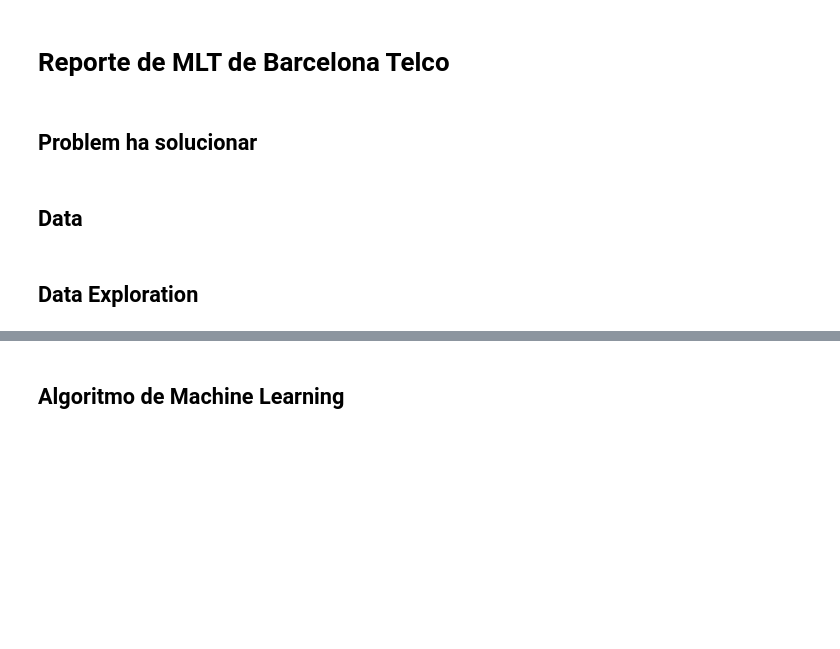
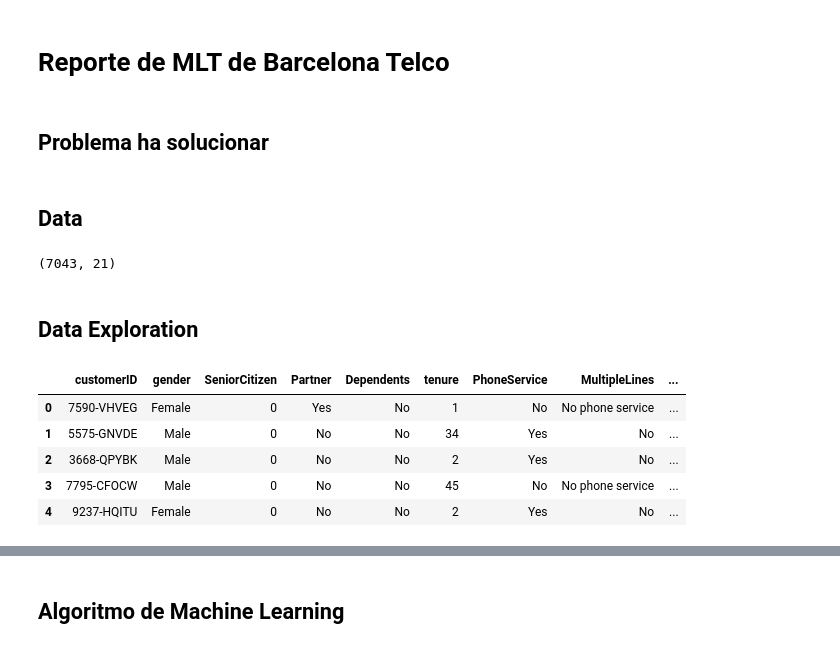
Before and after one commit to marcbonastre/RepoTestGroup3, a Jupyter notebook: PROYECTO_FINAL/Notebooks/BT_MLT_Churn.ipynb, the cells around one changed output, grey strips where cells are left out. Drawn from its saved outputs; the diff is of its cells as text; code cells hidden in the pictures; blank space fills up the shorter version.

```diff
--- a/PROYECTO_FINAL/Notebooks/BT_MLT_Churn.ipynb
+++ b/PROYECTO_FINAL/Notebooks/BT_MLT_Churn.ipynb
@@ -1,8 +1,28 @@
 # %% [markdown]
 # Reporte de MLT de Barcelona Telco
 # %% [markdown]
-## Problem ha solucionar
+## Problema ha solucionar
 # %% [markdown]
 ## Data
+# %%
+import time
+import matplotlib.pyplot as plt
+import seaborn as sns
+import pandas as pd
+import numpy as np
+
+ch = pd.read_csv('https://raw.githubusercontent.com/marcbonastre/RepoTestGroup3/master/PROYECTO_FINAL/Datasets/Telco%20Custormer%20Churn/Telco-Customer-Churn.csv',header=0)
+print(ch.shape)
+# %% [output]
+(7043, 21)
 # %% [markdown]
 ## Data Exploration
+# %%
+ch.head(5)
+# %% [output]
+|  | customerID | gender | SeniorCitizen | Partner | Dependents | tenure | PhoneService | MultipleLines | ... |
+| 0 | 7590-VHVEG | Female | 0 | Yes | No | 1 | No | No phone service | ... |
+| 1 | 5575-GNVDE | Male | 0 | No | No | 34 | Yes | No | ... |
+| 2 | 3668-QPYBK | Male | 0 | No | No | 2 | Yes | No | ... |
+| 3 | 7795-CFOCW | Male | 0 | No | No | 45 | No | No phone service | ... |
+| 4 | 9237-HQITU | Female | 0 | No | No | 2 | Yes | No | ... |
```
Also changed, not shown: parts of 47 cells of this notebook, 4 other files.
